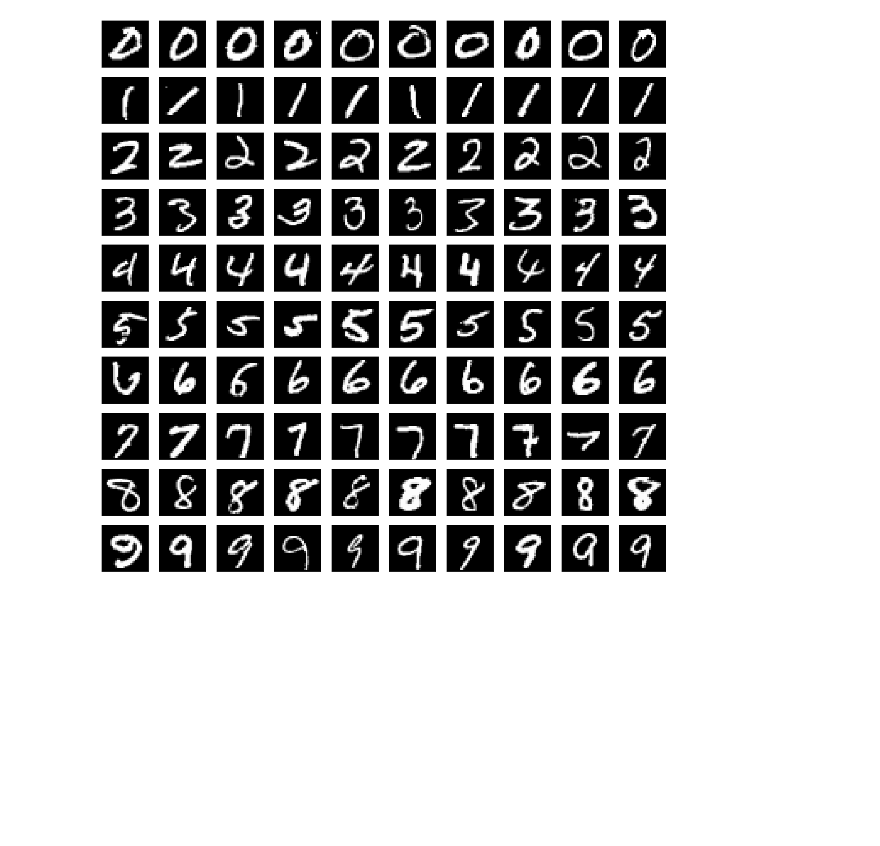
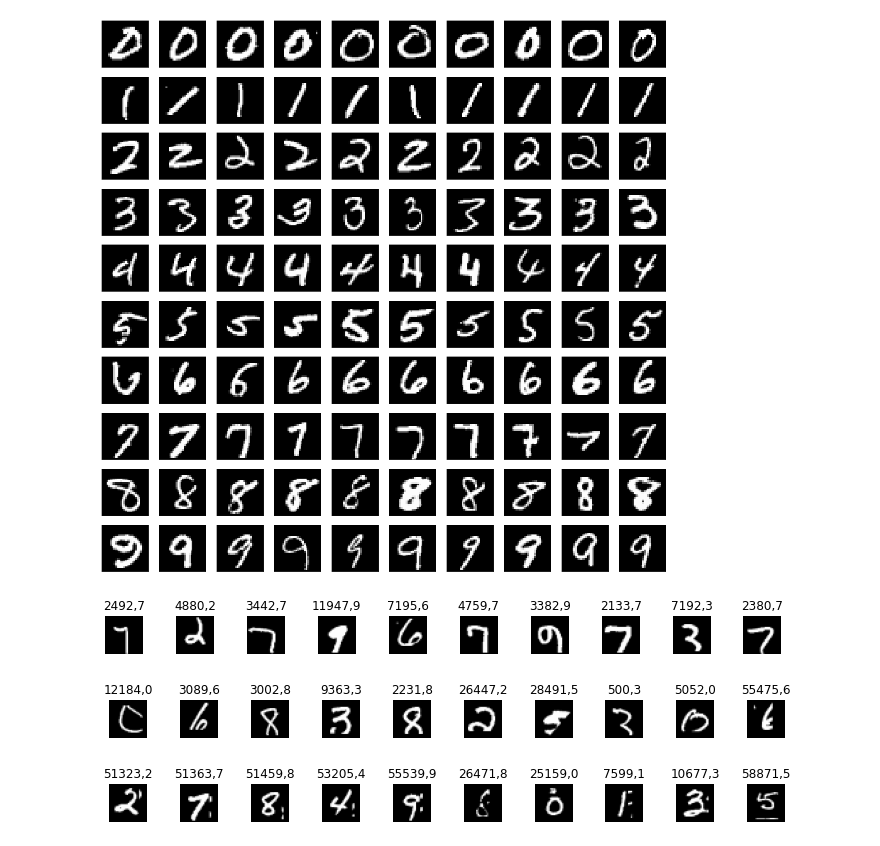
Before and after one commit to cwreynolds/PredatorEye, a Jupyter notebook: Chapter_B2_experiments.ipynb, the cells around one changed output. Saved outputs shown, nothing was run; the diff lists cells and outputs as text; code cells hidden in the pictures; blank space fills up the shorter version.

Commit message:
Preprocess MNIST data.

```diff
--- a/Chapter_B2_experiments.ipynb
+++ b/Chapter_B2_experiments.ipynb
@@ -136,0 +194,12 @@ show_demo_grid(42, 'MNIST-demo2')
+# %%
+showset(edged, 'MNIST-edged')
+# %% [output]
+[figure, added]
+# %%
+showset(cropped, 'MNIST-miscropped')
+# %% [output]
+[figure, added]
+# %%
+showset(noisy, 'MNIST-noisy')
+# %% [output]
+[figure, added]
```
Also changed, not shown: parts of 9 cells of this notebook.
